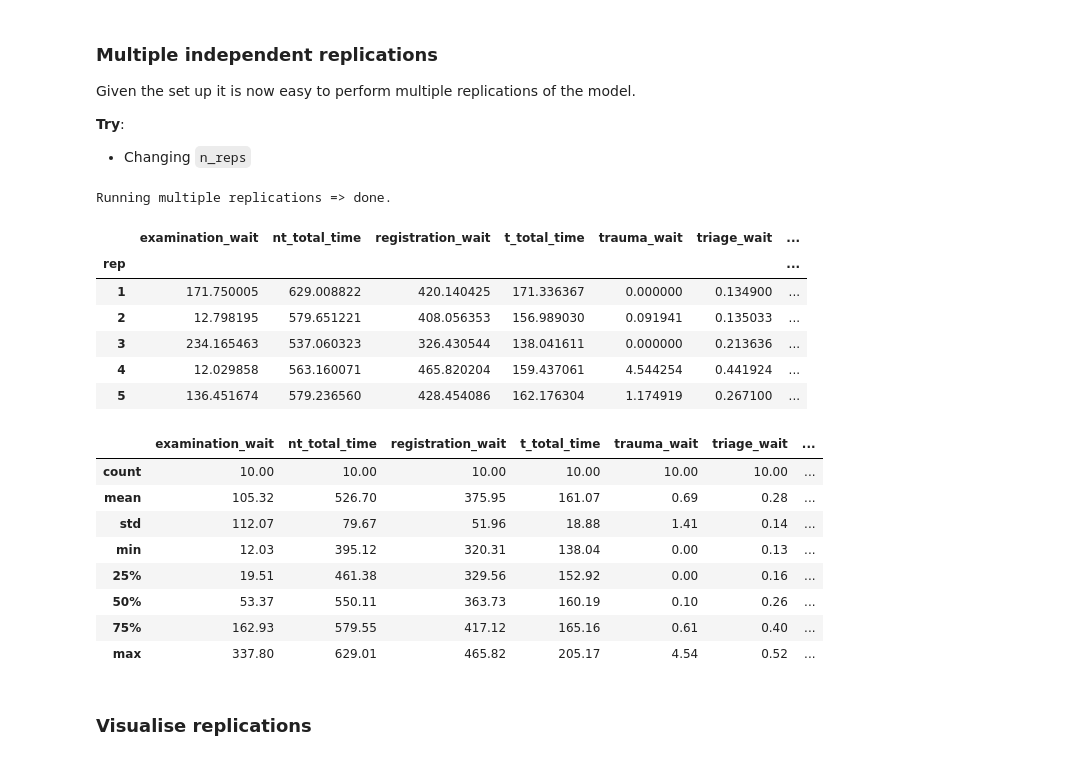
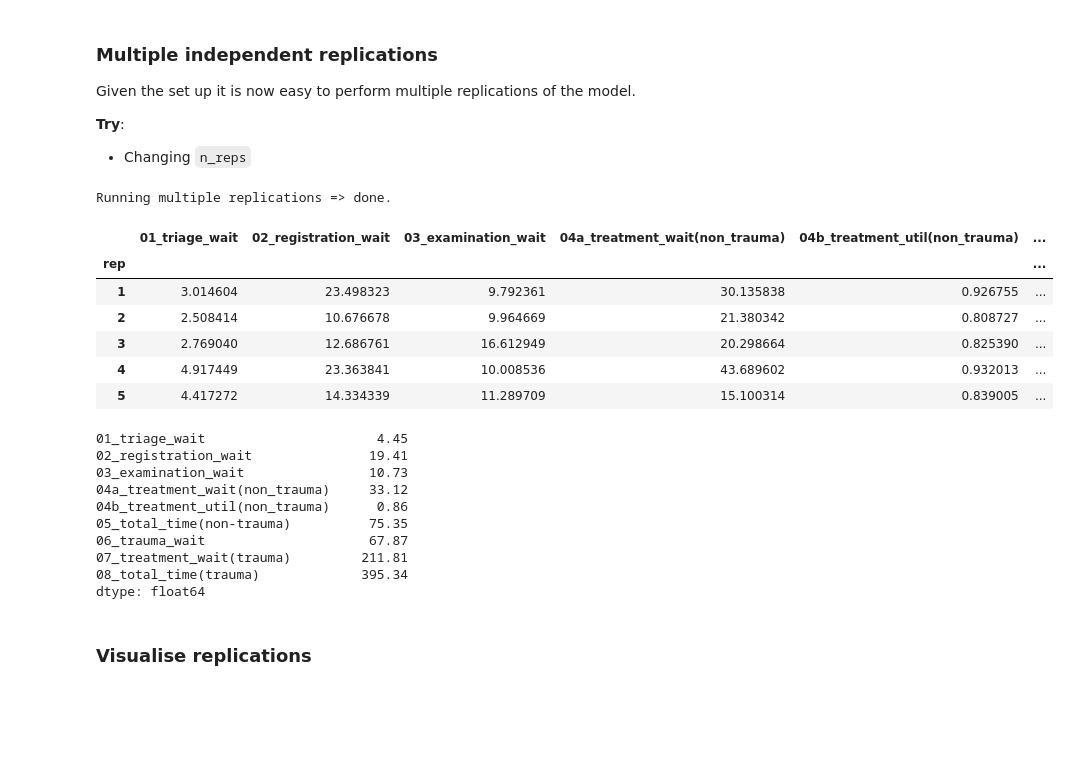
Before and after one commit to TomMonks/open-science-for-sim, a Jupyter notebook: src/notebooks/01_foss_sim/01_simpy.ipynb, the cells around one changed output. Cells and saved outputs as stored; diff of their text form; code cells hidden in the pictures; blank space fills up the shorter version.

```diff
--- a/src/notebooks/01_foss_sim/01_simpy.ipynb
+++ b/src/notebooks/01_foss_sim/01_simpy.ipynb
@@ -79,3 +85,14 @@ DEFAULT_N_CUBICLES_2 = 20
+# %%
+DEFAULT_N_TRIAGE = 1
+DEFAULT_N_REG = 1
+DEFAULT_N_EXAM = 3
+DEFAULT_N_TRAUMA = 2
+
+# Non-trauma cubicles
+DEFAULT_N_CUBICLES_1 = 1
+
+# trauma pathway cubicles
+DEFAULT_N_CUBICLES_2 = 1
 # %% [markdown]
 ### Simulation model run settings
 # %%
@@ -288,10 +305,12 @@ class Scenario:
             Set to control the initial seeds of each stream of pseudo
             random numbers used in the model.
         '''
-        #sampling
+        # sampling
         self.random_number_set = random_number_set
+        self.init_sampling()
+
+        # count of each type of resource
         self.init_resourse_counts()
-        self.init_sampling()
 
     def set_random_no_set(self, random_number_set):
         '''
@@ -303,7 +322,6 @@ class Scenario:
             used by the distributions in the simulation.
         '''
         self.random_number_set = random_number_set
-        self.init_resourse_counts()
         self.init_sampling()
 
     def init_resourse_counts(self):
@@ -536,6 +554,12 @@ class NonTraumaPathway(object):
         self.wait_treat = -np.inf
         self.total_time = -np.inf
 
+        self.triage_duration = -np.inf
+        self.reg_duration = -np.inf
+        self.eval_duration = -np.inf
+        self.treat_duration = -np.inf
+
+
     def execute(self):
         '''
         simulates the non-trauma/minor treatment process for a patient
@@ -559,8 +583,8 @@ class NonTraumaPathway(object):
                   f'{self.env.now:.3f}')
 
             # sample triage duration.
-            triage_duration = args.triage_dist.sample()
-            yield self.env.timeout(triage_duration)
+            self.triage_duration = args.triage_dist.sample()
+            yield self.env.timeout(self.triage_duration)
 
             trace(f'triage {self.identifier} complete {self.env.now:.3f}; '
                   f'waiting time was {self.wait_triage:.3f}')
@@ -578,8 +602,8 @@ class NonTraumaPathway(object):
                   f'{self.env.now:.3f}')
 
             # sample registration duration.
-            reg_duration = args.trauma_dist.sample()
-            yield self.env.timeout(reg_duration)
+            self.reg_duration = args.reg_dist.sample()
+            yield self.env.timeout(self.reg_duration)
 
             trace(f'patient {self.identifier} registered at'
                   f'{self.env.now:.3f}; '
@@ -598,8 +622,8 @@ class NonTraumaPathway(object):
                   f'{self.env.now:.3f}')
 
             # sample evaluation duration.
-            eval_duration = args.trauma_dist.sample()
-            yield self.env.timeout(eval_duration)
+            self.eval_duration = args.exam_dist.sample()
+            yield self.env.timeout(self.eval_duration)
 
             trace(f'patient {self.identifier} evaluation complete '
                   f'at {self.env.now:.3f};'
@@ -623,8 +647,8 @@ class NonTraumaPathway(object):
                       f'{self.env.now:.3f}')
 
                 # sample treatment duration.
-                treat_duration = args.nt_treat_dist.sample()
-                yield self.env.timeout(treat_duration)
+                self.treat_duration = args.nt_treat_dist.sample()
+                yield self.env.timeout(self.treat_duration)
 
                 trace(f'patient {self.identifier} treatment complete '
                       f'at {self.env.now:.3f};'
@@ -976,34 +1009,35 @@ Given the set up it is now easy to perform multiple replications of the model.
 # %%
 args = Scenario()
 
 #run multiple replications.
 #by default it runs 5 replications.
 print('Running multiple replications', end=' => ')
-results  = multiple_replications(args, n_reps=10)
+results  = multiple_replications(args, n_reps=29)
 print('done.\n')
 results.head()
 # %% [output]
 Running multiple replications => done.
-|  | examination_wait | nt_total_time | registration_wait | t_total_time | trauma_wait | triage_wait | ... |
-| rep |  |  |  |  |  |  | ... |
-| 1 | 171.750005 | 629.008822 | 420.140425 | 171.336367 | 0.000000 | 0.134900 | ... |
-| 2 | 12.798195 | 579.651221 | 408.056353 | 156.989030 | 0.091941 | 0.135033 | ... |
-| 3 | 234.165463 | 537.060323 | 326.430544 | 138.041611 | 0.000000 | 0.213636 | ... |
-| 4 | 12.029858 | 563.160071 | 465.820204 | 159.437061 | 4.544254 | 0.441924 | ... |
-| 5 | 136.451674 | 579.236560 | 428.454086 | 162.176304 | 1.174919 | 0.267100 | ... |
+|  | 01_triage_wait | 02_registration_wait | 03_examination_wait | 04a_treatment_wait(non_trauma) | 04b_treatment_util(non_trauma) | ... |
+| rep |  |  |  |  |  | ... |
+| 1 | 3.014604 | 23.498323 | 9.792361 | 30.135838 | 0.926755 | ... |
+| 2 | 2.508414 | 10.676678 | 9.964669 | 21.380342 | 0.808727 | ... |
+| 3 | 2.769040 | 12.686761 | 16.612949 | 20.298664 | 0.825390 | ... |
+| 4 | 4.917449 | 23.363841 | 10.008536 | 43.689602 | 0.932013 | ... |
+| 5 | 4.417272 | 14.334339 | 11.289709 | 15.100314 | 0.839005 | ... |
 # %%
 # summarise the results (2.dp)
-results.describe().round(2)
+results.mean().round(2)
 # %% [output]
-|  | examination_wait | nt_total_time | registration_wait | t_total_time | trauma_wait | triage_wait | ... |
-| count | 10.00 | 10.00 | 10.00 | 10.00 | 10.00 | 10.00 | ... |
-| mean | 105.32 | 526.70 | 375.95 | 161.07 | 0.69 | 0.28 | ... |
-| std | 112.07 | 79.67 | 51.96 | 18.88 | 1.41 | 0.14 | ... |
-| min | 12.03 | 395.12 | 320.31 | 138.04 | 0.00 | 0.13 | ... |
-| 25% | 19.51 | 461.38 | 329.56 | 152.92 | 0.00 | 0.16 | ... |
-| 50% | 53.37 | 550.11 | 363.73 | 160.19 | 0.10 | 0.26 | ... |
-| 75% | 162.93 | 579.55 | 417.12 | 165.16 | 0.61 | 0.40 | ... |
-| max | 337.80 | 629.01 | 465.82 | 205.17 | 4.54 | 0.52 | ... |
+01_triage_wait                      4.45
+02_registration_wait               19.41
+03_examination_wait                10.73
+04a_treatment_wait(non_trauma)     33.12
+04b_treatment_util(non_trauma)      0.86
+05_total_time(non-trauma)          75.35
+06_trauma_wait                     67.87
+07_treatment_wait(trauma)         211.81
+08_total_time(trauma)             395.34
+dtype: float64
 # %% [markdown]
 ### Visualise replications
 # %%
```
Also changed, not shown: parts of 13 cells of this notebook.
